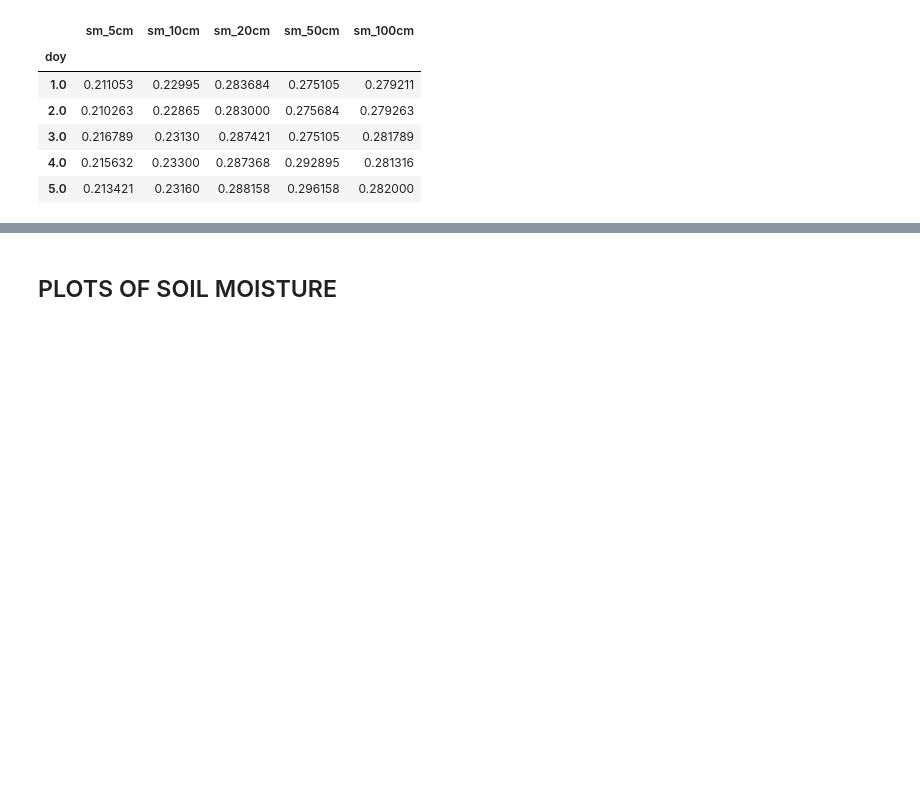
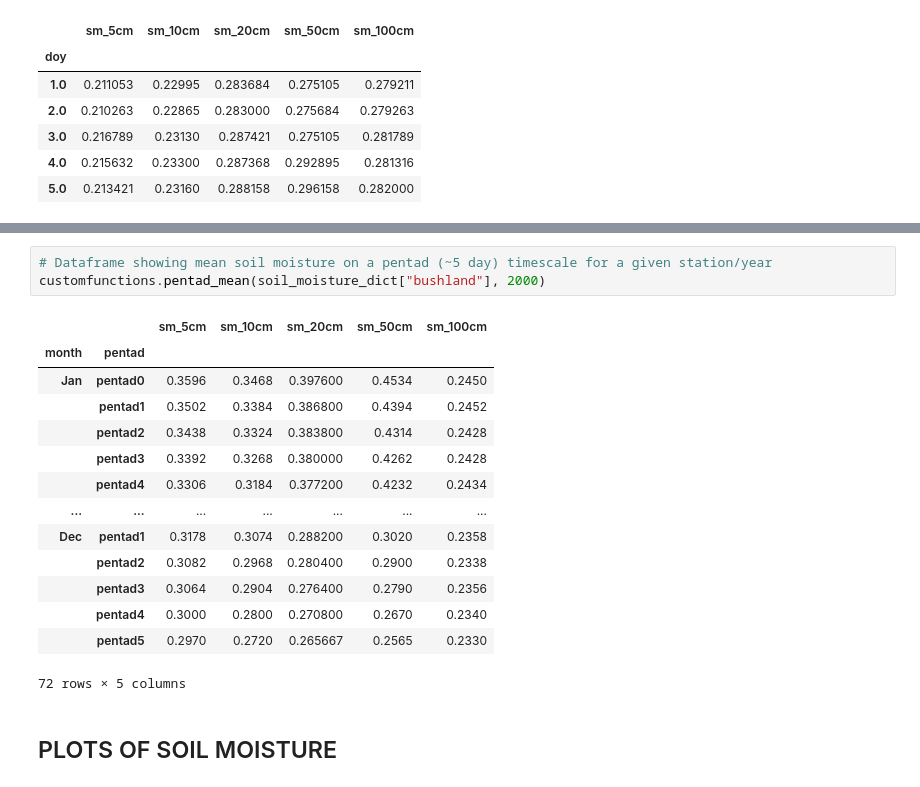
Before and after one commit to krosenberg01/usgs-nccasc-soil-moisture, a Jupyter notebook: usgs-nccasc-soil-moisture.ipynb, the cells around one changed output, grey strips where cells are left out. Cells and saved outputs as stored; diff of their text form; blank space fills up the shorter version.

```diff
--- a/usgs-nccasc-soil-moisture.ipynb
+++ b/usgs-nccasc-soil-moisture.ipynb
@@ -333,3 +316,21 @@ os.getcwd()
+# %%
+# Dataframe showing mean soil moisture on a pentad (~5 day) timescale for a given station/year
+customfunctions.pentad_mean(soil_moisture_dict["bushland"], 2000)
+# %% [output]
+|  |  | sm_5cm | sm_10cm | sm_20cm | sm_50cm | sm_100cm |
+| month | pentad |  |  |  |  |  |
+| Jan | pentad0 | 0.3596 | 0.3468 | 0.397600 | 0.4534 | 0.2450 |
+|  | pentad1 | 0.3502 | 0.3384 | 0.386800 | 0.4394 | 0.2452 |
+|  | pentad2 | 0.3438 | 0.3324 | 0.383800 | 0.4314 | 0.2428 |
+|  | pentad3 | 0.3392 | 0.3268 | 0.380000 | 0.4262 | 0.2428 |
+|  | pentad4 | 0.3306 | 0.3184 | 0.377200 | 0.4232 | 0.2434 |
+| ... | ... | ... | ... | ... | ... | ... |
+| Dec | pentad1 | 0.3178 | 0.3074 | 0.288200 | 0.3020 | 0.2358 |
+|  | pentad2 | 0.3082 | 0.2968 | 0.280400 | 0.2900 | 0.2338 |
+|  | pentad3 | 0.3064 | 0.2904 | 0.276400 | 0.2790 | 0.2356 |
+|  | pentad4 | 0.3000 | 0.2800 | 0.270800 | 0.2670 | 0.2340 |
+|  | pentad5 | 0.2970 | 0.2720 | 0.265667 | 0.2565 | 0.2330 |
+72 rows × 5 columns
 # %% [markdown]
 ## PLOTS OF SOIL MOISTURE
 # %%
```
Also changed, not shown: parts of 28 cells of this notebook, 2 other files.
